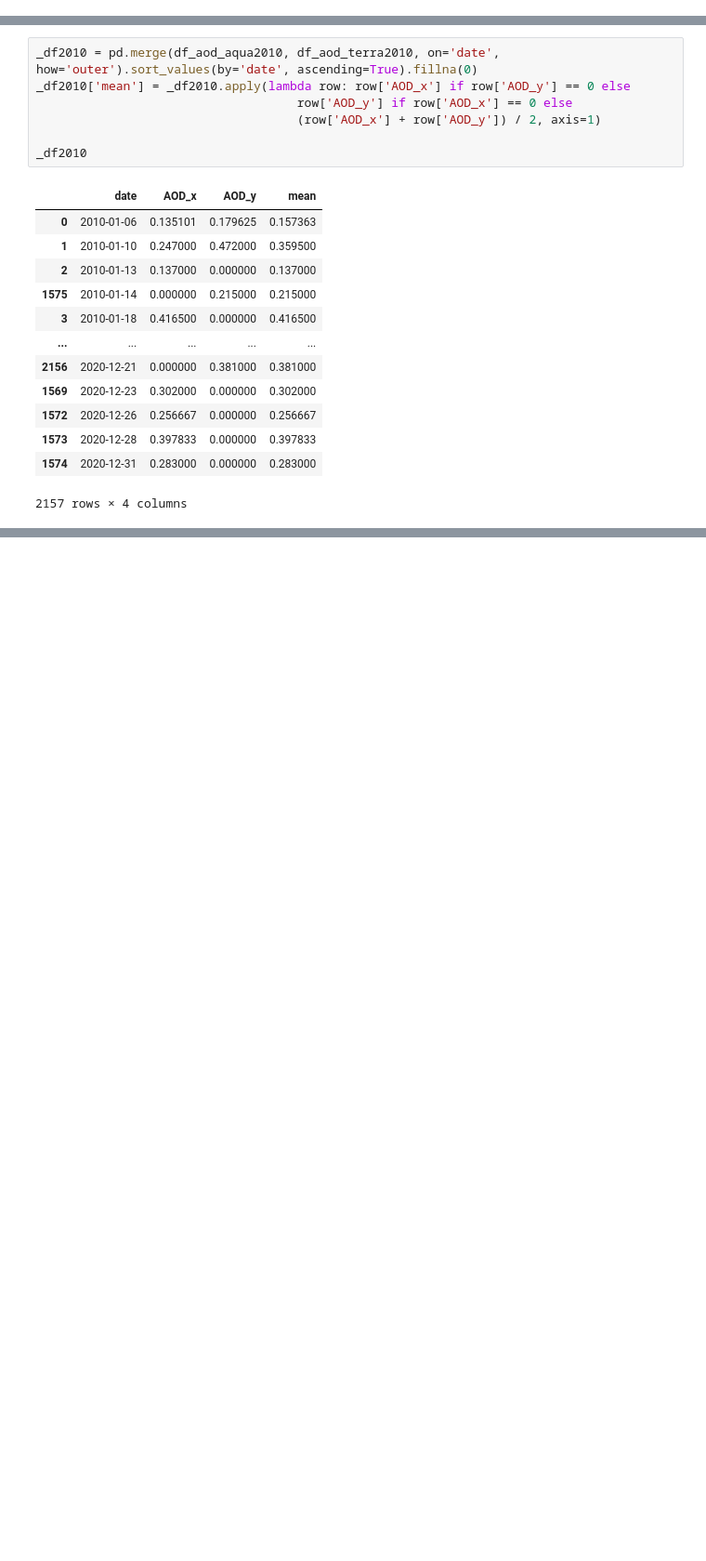
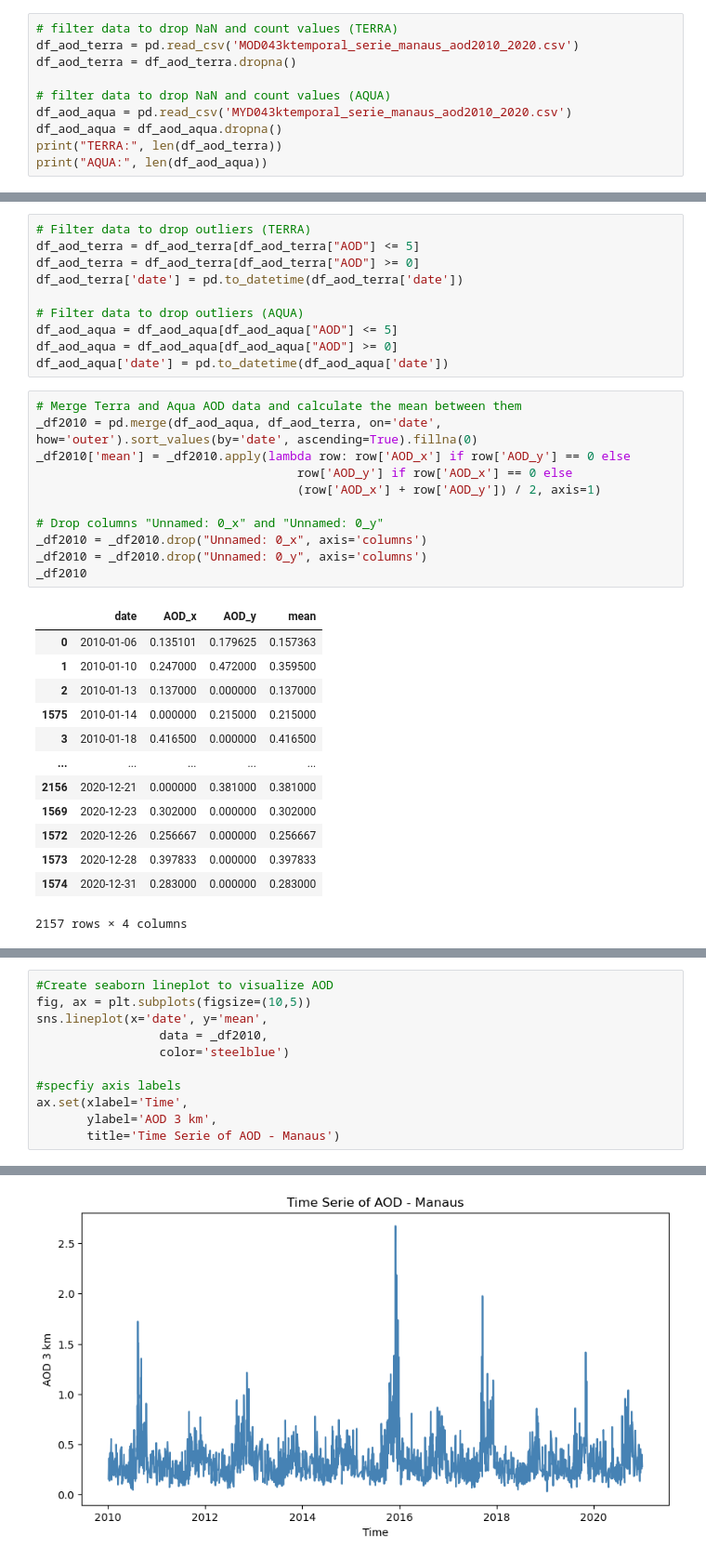
Before and after one commit to lukaasos/earthdata_aod, a Jupyter notebook: process_final.ipynb, the cells around one changed output, grey strips where cells are left out. Shown at 93% size. Drawn from its saved outputs; the diff is of its cells as text; blank space fills up the shorter version.

```diff
--- a/process_final.ipynb
+++ b/process_final.ipynb
@@ -68,0 +6,10 @@ df_aod_terra2021
+# %%
+# filter data to drop NaN and count values (TERRA)
+df_aod_terra = pd.read_csv('MOD043ktemporal_serie_manaus_aod2010_2020.csv')
+df_aod_terra = df_aod_terra.dropna()
+
+# filter data to drop NaN and count values (AQUA)
+df_aod_aqua = pd.read_csv('MYD043ktemporal_serie_manaus_aod2010_2020.csv')
+df_aod_aqua = df_aod_aqua.dropna()
+print("TERRA:", len(df_aod_terra))
+print("AQUA:", len(df_aod_aqua))
@@ -69,9 +19,23 @@ df_aod_terra2021
+# %%
+# Filter data to drop outliers (TERRA)
+df_aod_terra = df_aod_terra[df_aod_terra["AOD"] <= 5]
+df_aod_terra = df_aod_terra[df_aod_terra["AOD"] >= 0]
+df_aod_terra['date'] = pd.to_datetime(df_aod_terra['date'])
+
+# Filter data to drop outliers (AQUA)
+df_aod_aqua = df_aod_aqua[df_aod_aqua["AOD"] <= 5]
+df_aod_aqua = df_aod_aqua[df_aod_aqua["AOD"] >= 0]
+df_aod_aqua['date'] = pd.to_datetime(df_aod_aqua['date'])
 # %%
-_df2010 = pd.merge(df_aod_aqua2010, df_aod_terra2010, on='date', how='outer').sort_values(by='date', ascending=True).fillna(0)
+# Merge Terra and Aqua AOD data and calculate the mean between them
+_df2010 = pd.merge(df_aod_aqua, df_aod_terra, on='date', how='outer').sort_values(by='date', ascending=True).fillna(0)
 _df2010['mean'] = _df2010.apply(lambda row: row['AOD_x'] if row['AOD_y'] == 0 else
                                     row['AOD_y'] if row['AOD_x'] == 0 else
                                     (row['AOD_x'] + row['AOD_y']) / 2, axis=1)
 
+# Drop columns "Unnamed: 0_x" and "Unnamed: 0_y"
+_df2010 = _df2010.drop("Unnamed: 0_x", axis='columns')
+_df2010 = _df2010.drop("Unnamed: 0_y", axis='columns')
 _df2010
 # %% [output]
 |  | date | AOD_x | AOD_y | mean |
@@ -138,0 +56,12 @@ plt.ylabel("AOD")
+# %%
+#Create seaborn lineplot to visualize AOD
+fig, ax = plt.subplots(figsize=(10,5))
+sns.lineplot(x='date', y='mean',
+                 data = _df2010,
+                 color='steelblue')
+
+#specfiy axis labels
+ax.set(xlabel='Time',
+       ylabel='AOD 3 km',
+       title='Time Serie of AOD - Manaus')
+# %% [output]
@@ -138,0 +71 @@ plt.ylabel("AOD")
+[figure, added]
```
Also changed, not shown: parts of 10 cells of this notebook, 3 other files.
